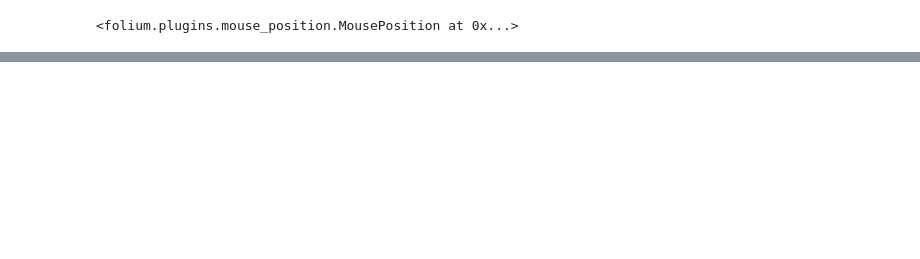
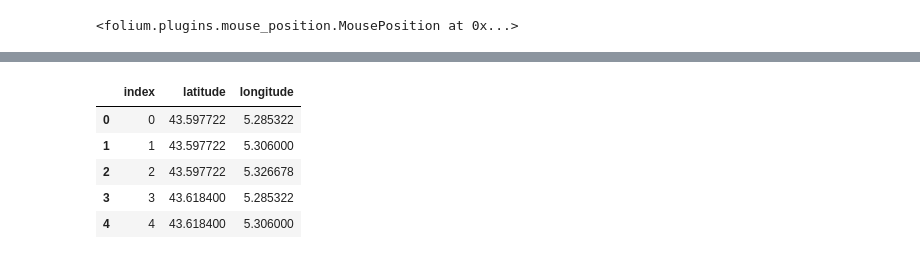
Before and after one commit to zhannasan/Pyronear-propagation, a Jupyter notebook: Meteo.ipynb, the cells around one changed output, grey strips where cells are left out. Saved outputs shown, nothing was run; the diff lists cells and outputs as text; code cells hidden in the pictures; blank space fills up the shorter version.

```diff
--- a/Meteo.ipynb
+++ b/Meteo.ipynb
@@ -60,3 +98,17 @@ def degree_to_cardinal(theta):
+# %%
+l,m=[],[]
+for i in coordinates:
+    l.append(i[0])
+    m.append(i[1])
+locdf = pd.DataFrame({"latitude": l, "longitude": m}).reset_index()
+locdf.head()
+# %% [output]
+|  | index | latitude | longitude |
+| 0 | 0 | 43.597722 | 5.285322 |
+| 1 | 1 | 43.597722 | 5.306000 |
+| 2 | 2 | 43.597722 | 5.326678 |
+| 3 | 3 | 43.618400 | 5.285322 |
+| 4 | 4 | 43.618400 | 5.306000 |
 # %%
 # Get a 7 day hourly prediction
 # Here we get temperature and relative humidity within 2m, precipitation, wind speed and wind direction within 10 m
```
Also changed, not shown: parts of 11 cells of this notebook.
